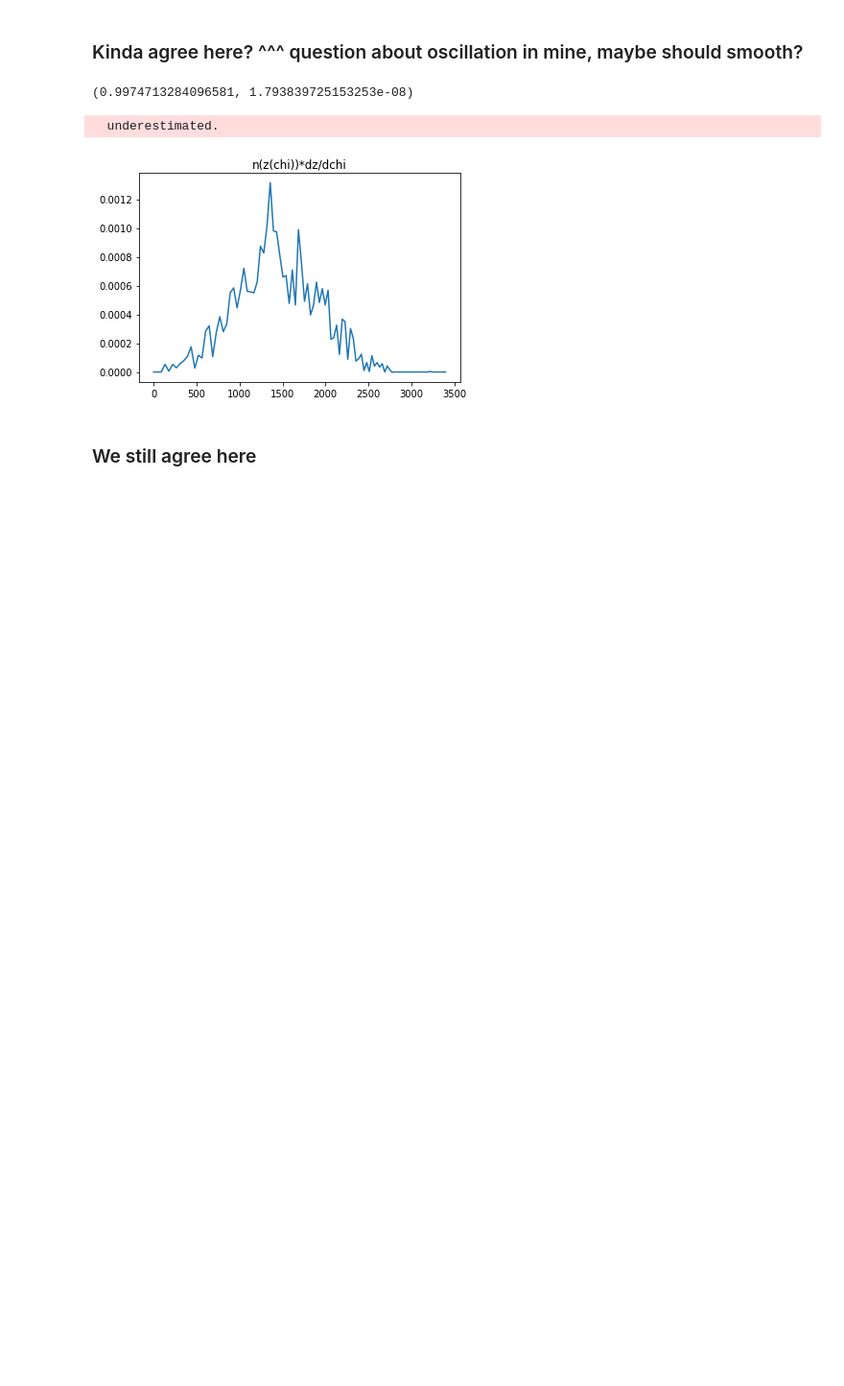
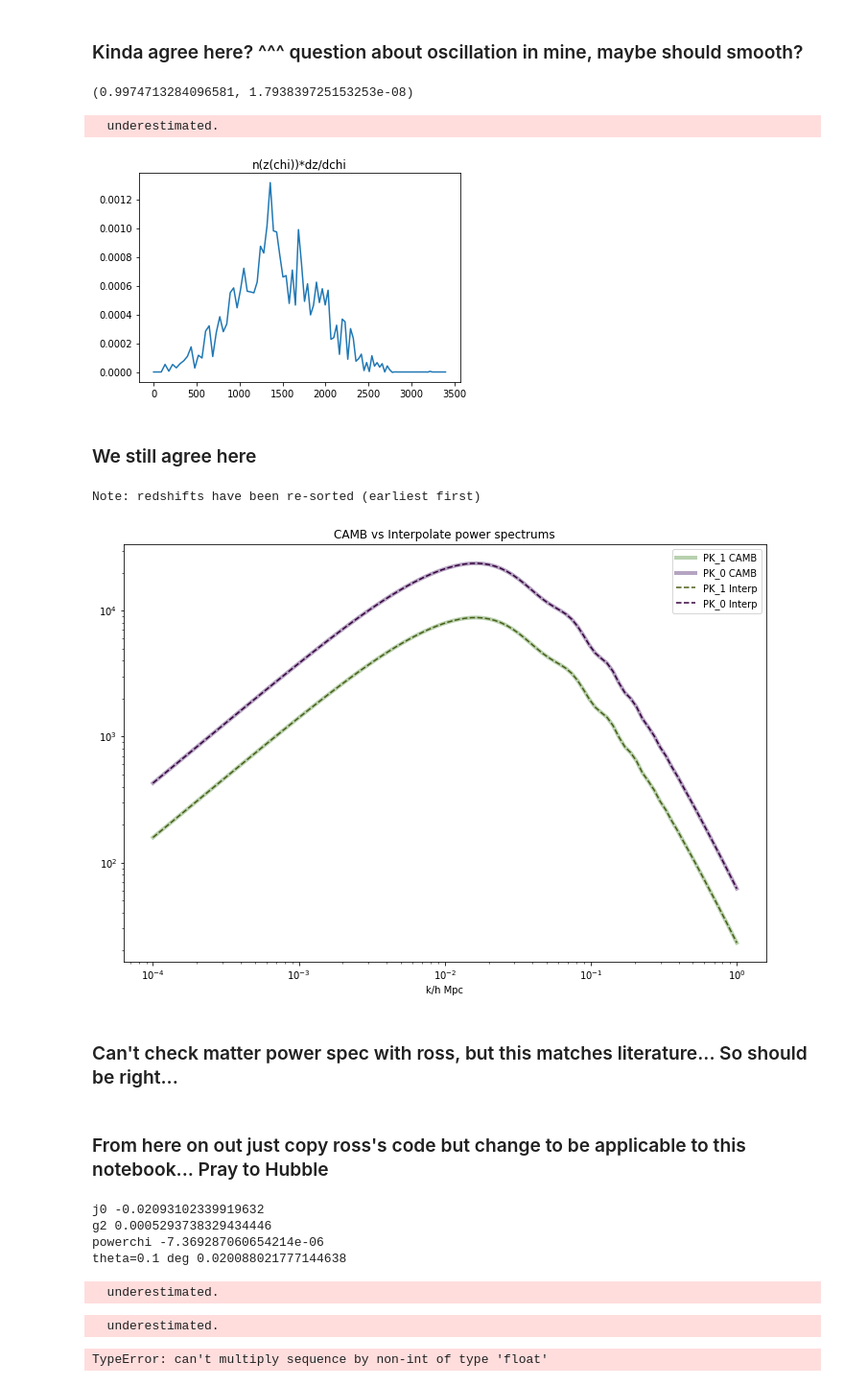
Before and after one commit to MTabbutt/Cosmology, a Jupyter notebook: SNe CrossCorrelations/PanSTARRS X Boss _ Theory Comparison _ 2D_V4_RossComparison.ipynb, the cells around one changed output. Shown at 96% size. Drawn from its saved outputs; the diff is of its cells as text; code cells hidden in the pictures; blank space fills up the shorter version.

```diff
--- a/SNe CrossCorrelations/PanSTARRS X Boss _ Theory Comparison _ 2D_V4_RossComparison.ipynb
+++ b/SNe CrossCorrelations/PanSTARRS X Boss _ Theory Comparison _ 2D_V4_RossComparison.ipynb
@@ -152,3 +147,46 @@ plt.show()
 [figure]
 # %% [markdown]
 ### We still agree here
+# %%
+ombh2=0.0225
+omch2=0.1188
+ns=.96
+
+#Now get matter power spectra at redshift 0 and 1.0
+params = camb.CAMBparams()
+params.set_cosmology(H0=67.74, ombh2=ombh2, omch2=omch2)
+params.InitPower.set_params(ns=ns)
+
+#Note non-linear corrections couples to smaller scales than you want
+params.set_matter_power(redshifts=np.linspace(0.0, 1.0, num = 100), kmax=2.0)
+
+#Linear spectra
+params.NonLinear = model.NonLinear_none
+results = camb.get_results(params)
+kh, z, pk = results.get_matter_power_spectrum(minkh=1e-4, maxkh=1, npoints = 100)
+
+matter_power_spectrum = interpolate.interp2d(kh, z, pk, kind='quintic')
+
+# Plot the matter power spectrum from CAMB and the interpolation
+plt.figure(figsize=(12, 8))
+kh_list = np.logspace(-4.0, 0, num=100)
+z_list = np.linspace(min(z), max(z), num=100)
+
+plt.loglog(kh, pk[-1,:], color='#88b378', ls = "-", label="PK_1 CAMB", linewidth=4, alpha=.6)
+plt.loglog(kh, pk[0,:], color='#856798', ls = "-", label="PK_0 CAMB", linewidth=4, alpha=.6)
+
+plt.loglog(kh_list, matter_power_spectrum(kh_list, z_list)[-1,:], color='#4b5d16', ls = "--", label="PK_1 Interp")
+plt.loglog(kh_list, matter_power_spectrum(kh_list, z_list)[0,:], color='#36013f', ls = "--", label="PK_0 Interp")
+
+plt.xlabel('k/h Mpc')
+#plt.xlim(11**-4, 2)
+plt.legend(loc = "upper right")
+plt.title("CAMB vs Interpolate power spectrums")
+plt.show()
+# %% [output]
+Note: redshifts have been re-sorted (earliest first)
+[figure, added]
+# %% [markdown]
+### Can't check matter power spec with ross, but this matches literature... So should be right...
+# %% [markdown]
+### From here on out just copy ross's code but change to be applicable to this notebook... Pray to Hubble
@@ -154,0 +216,32 @@ plt.show()
+# %%
+kmin = kh.min()*h
+kmax = kh.max()*h
+
+
+kk = 0.1
+print ('j0',j0(chi_z(0.5)*kk*0.1*180/np.pi))
+print ('g2',g2(chi_z(0.5)))
+
+print ('powerchi', powerChi(chi_z(0.5),0.1*180/np.pi))
+print ('theta=0.1 deg',ggtheta(0.1*np.pi/180.))
+#print ('theta=0.5 deg',ggtheta(0.5*np.pi/180.))
+#print ('theta=1.0 deg',ggtheta(1.0*np.pi/180.))
+# %% [output]
+j0 -0.02093102339919632
+g2 0.0005293738329434446
+powerchi -7.369287060654214e-06
+theta=0.1 deg 0.020088021777144638
+  underestimated.
+# %%
+theta_array=[0.02,0.06,0.1,0.3,0.5,0.7,1.0]
+
+gg_values = []
+for theta in theta_array:
+    gg_val = ggtheta(theta*np.pi/180.)
+    print(theta, "     ", gg_val)
+    gg_values.append(gg_val)
+
+gg_values
+# %% [output]
+  underestimated.
+TypeError: can't multiply sequence by non-int of type 'float'
```
Also changed, not shown: parts of 3 cells of this notebook.
